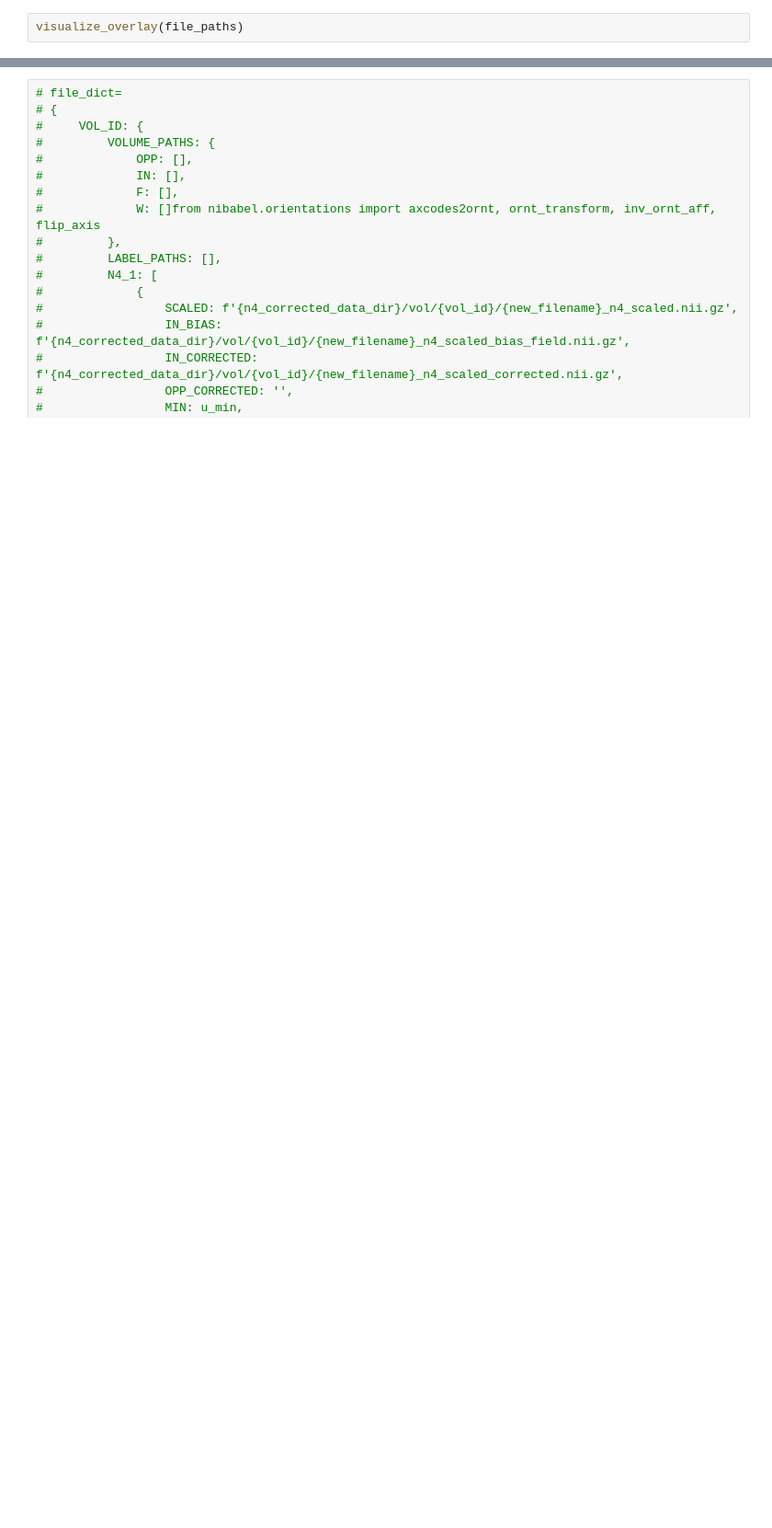
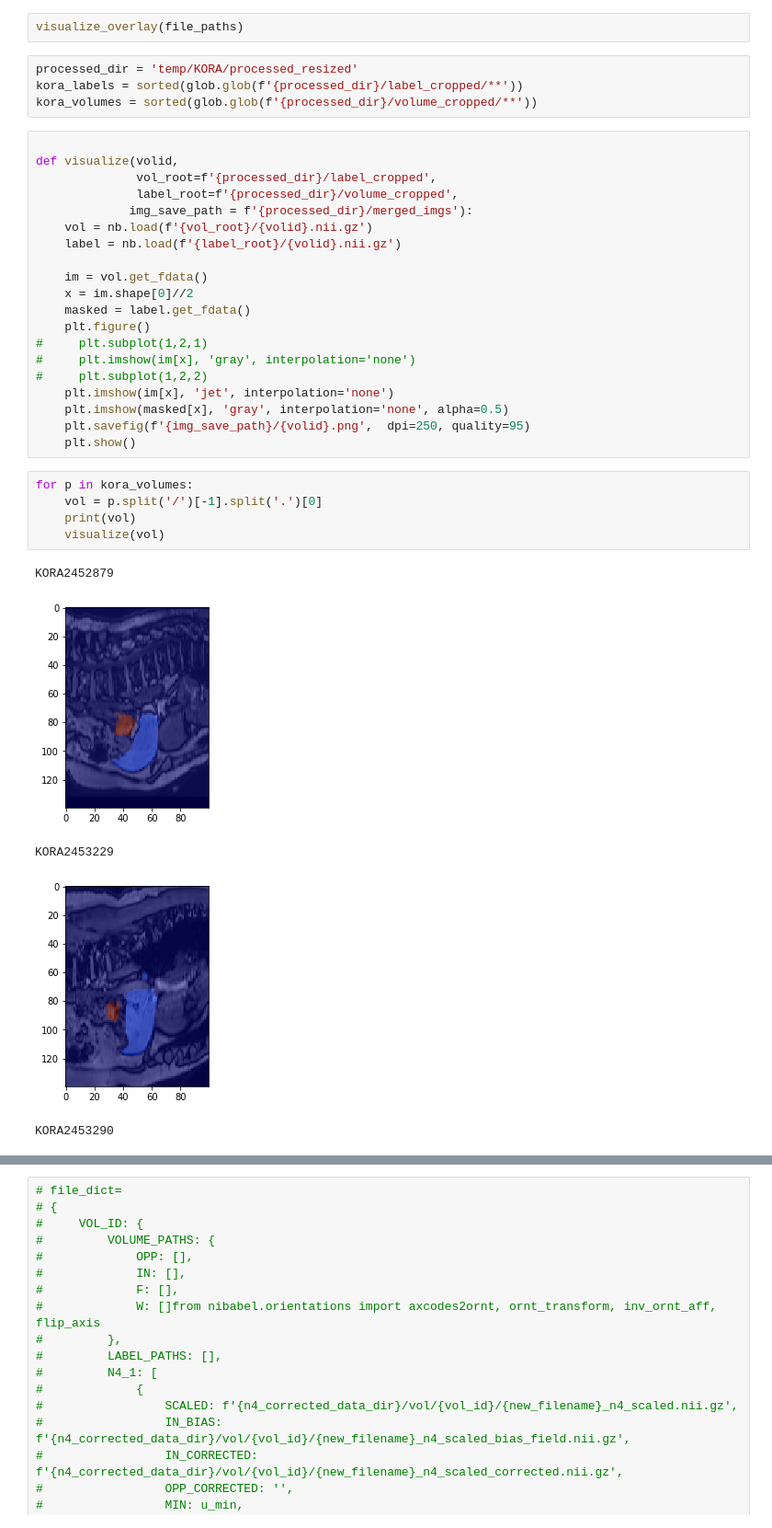
Before and after one commit to ai-med/AbdomenNet, a Jupyter notebook: quickNAT_pytorch/create_datasets/KORA-Process.ipynb, the cells around one changed output, grey strips where cells are left out. Shown at 92% size. Saved outputs shown, nothing was run; the diff lists cells and outputs as text; blank space fills up the shorter version.

```diff
--- a/quickNAT_pytorch/create_datasets/KORA-Process.ipynb
+++ b/quickNAT_pytorch/create_datasets/KORA-Process.ipynb
@@ -339,2 +372,37 @@ Successfully installed ipydatawidgets-4.1.0 ipyvolume-0.5.2 ipywebrtc-0.5.0 niba
 # %%
 visualize_overlay(file_paths)
+# %%
+processed_dir = 'temp/KORA/processed_resized'
+kora_labels = sorted(glob.glob(f'{processed_dir}/label_cropped/**'))
+kora_volumes = sorted(glob.glob(f'{processed_dir}/volume_cropped/**'))
+# %%
+
+def visualize(volid,
+              vol_root=f'{processed_dir}/label_cropped',
+              label_root=f'{processed_dir}/volume_cropped',
+             img_save_path = f'{processed_dir}/merged_imgs'):
+    vol = nb.load(f'{vol_root}/{volid}.nii.gz')
+    label = nb.load(f'{label_root}/{volid}.nii.gz')
+
+    im = vol.get_fdata()
+    x = im.shape[0]//2
+    masked = label.get_fdata()
+    plt.figure()
+#     plt.subplot(1,2,1)
+#     plt.imshow(im[x], 'gray', interpolation='none')
+#     plt.subplot(1,2,2)
+    plt.imshow(im[x], 'jet', interpolation='none')
+    plt.imshow(masked[x], 'gray', interpolation='none', alpha=0.5)
+    plt.savefig(f'{img_save_path}/{volid}.png',  dpi=250, quality=95)
+    plt.show()
+# %%
+for p in kora_volumes:
+    vol = p.split('/')[-1].split('.')[0]
+    print(vol)
+    visualize(vol)
+# %% [output]
+KORA2452879
+[figure, added]
+KORA2453229
+[figure, added]
+KORA2453290
```
Also changed, not shown: parts of 8 cells of this notebook, 8 other files.
